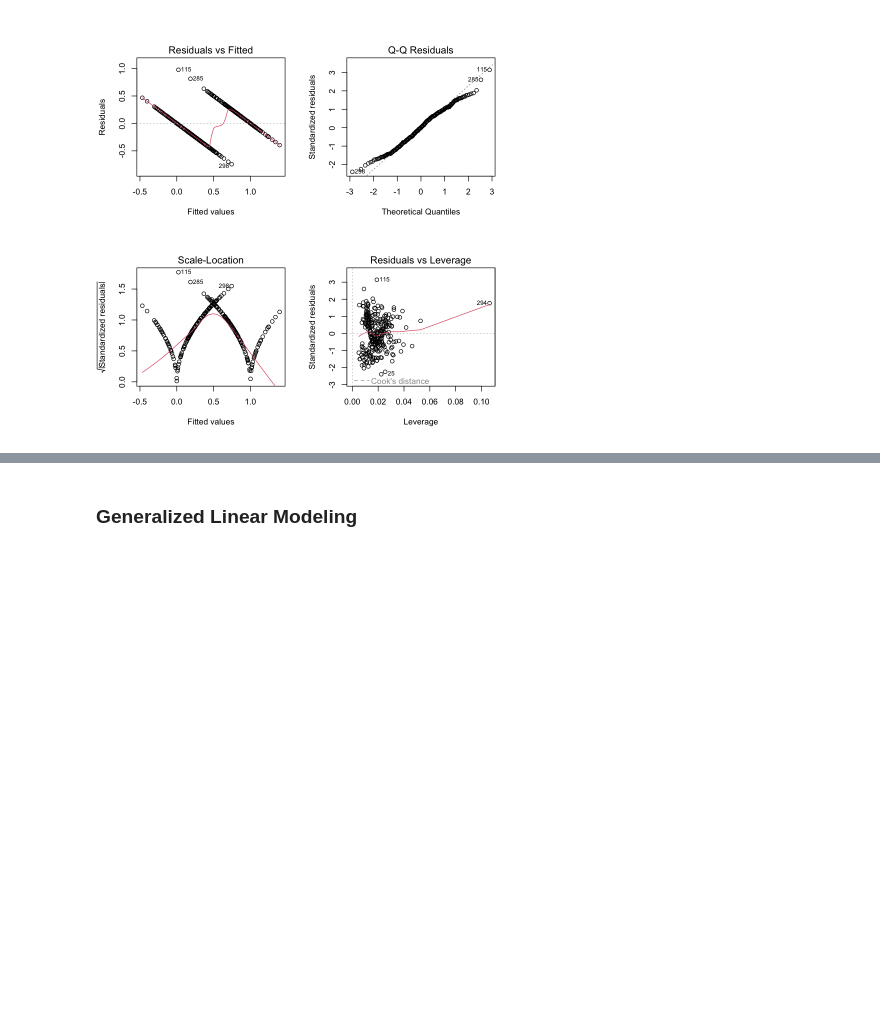
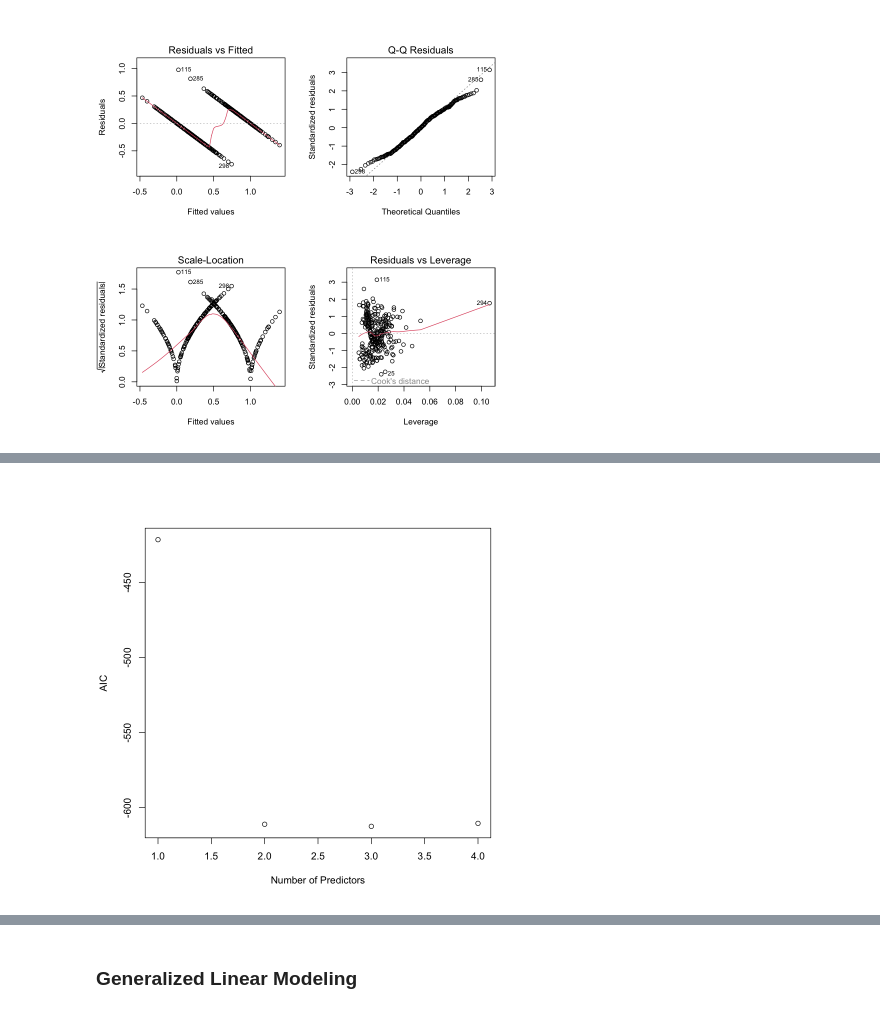
Before and after one commit to sasibonu/Stats2, a Jupyter notebook: Final_Project/Final_Project.ipynb, the cells around one changed output, grey strips where cells are left out. Drawn from its saved outputs; the diff is of its cells as text; code cells hidden in the pictures; blank space fills up the shorter version.

```diff
--- a/Final_Project/Final_Project.ipynb
+++ b/Final_Project/Final_Project.ipynb
@@ -390,0 +403,3 @@ plot(mlr_penguins_4)
+# %%
+df_fit <- df[, !(names(df) %in% c("year", "species_numeric", "island_numeric"))]
+head(df_fit)
@@ -390,0 +416,6 @@ plot(mlr_penguins_4)
+# %%
+library(leaps)
+
+reg_sub = regsubsets(sex_numeric ~ ., data = df_fit)
+reg_sub_sum = summary(reg_sub)
+reg_sub_sum$which
@@ -390,0 +429,5 @@ plot(mlr_penguins_4)
+# %%
+AIC = 2*(2:5) + n*log(reg_sub_sum$rss/n)
+plot(AIC ~ I(1:4), xlab = "Number of Predictors", ylab = "AIC")
+# %% [output]
+[figure, added]
```
Also changed, not shown: parts of 30 cells of this notebook, 1 other file.
